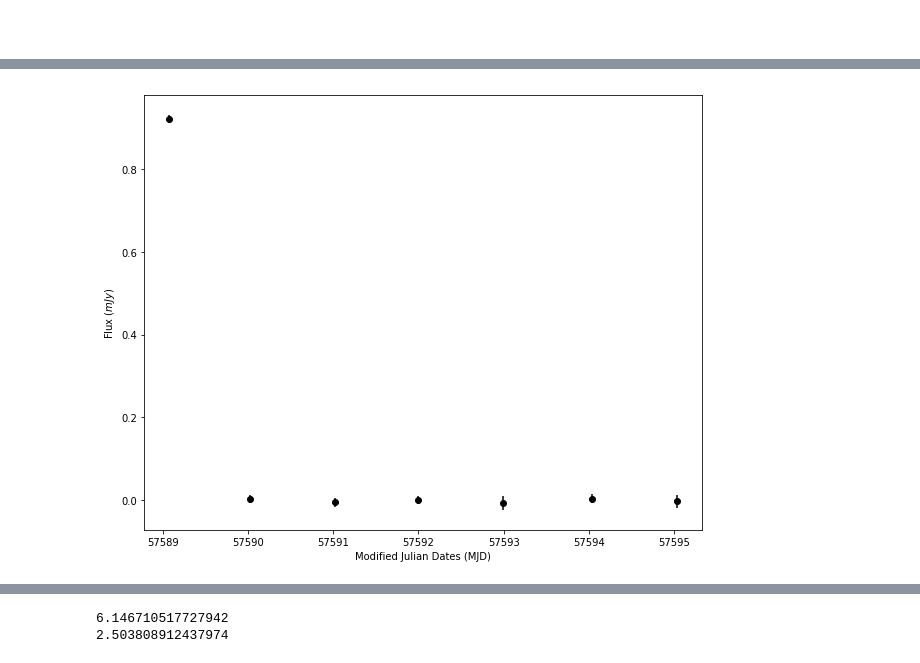
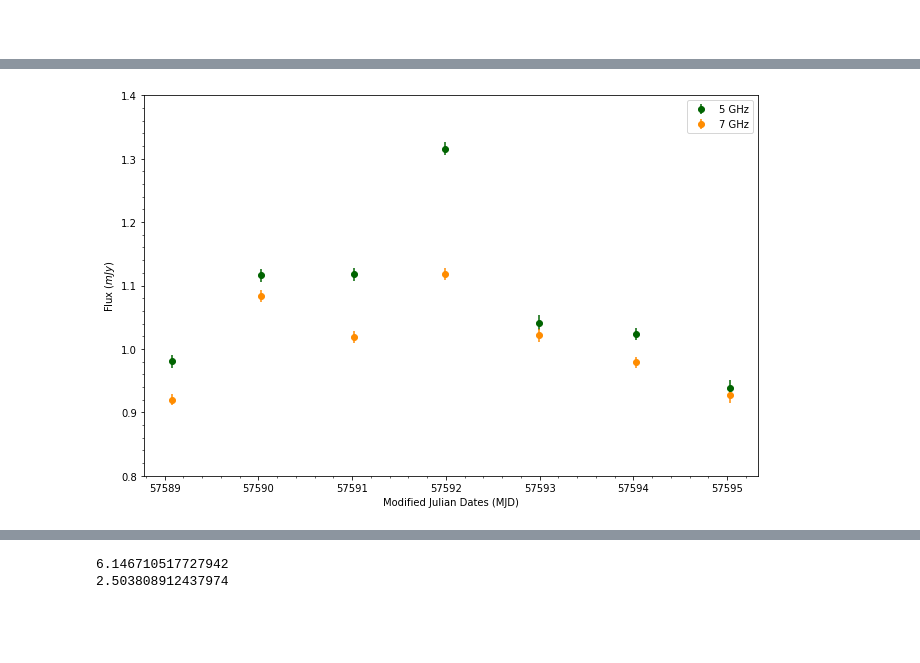
Before and after one commit to rvanlinge/radio_project, a Jupyter notebook: daily .ipynb, the cells around one changed output, grey strips where cells are left out. Saved outputs shown, nothing was run; the diff lists cells and outputs as text; code cells hidden in the pictures; blank space fills up the shorter version.

```diff
--- a/daily .ipynb
+++ b/daily .ipynb
@@ -41,0 +31,22 @@ dt
+# %%
+files = sorted(files)
+
+flux = []
+err = []
+mjd = []
+
+for i in files:
+    x = pd.read_table(i)
+    xx = binning(x,30)
+    flux.append(xx['re'])
+    err.append(xx['ure'])
+    mjd.append(xx['mjd'])
+
+
+flux = np.array(flux)
+err = np.array(err)
+mjd = np.array(mjd)
+
+flux = np.ndarray.flatten(flux)
+err = np.ndarray.flatten(err)
+mjd = np.ndarray.flatten(mjd)
@@ -115,18 +153,18 @@ for s in binningTime:
         print(epochNumber)
 
         # Making a plot of each epoch at the binning time
-        plt.figure(figsize=(10,8))
+        plt.figure(figsize=(11,7))
         plt.errorbar(ii['dtmin'],ii['re'],yerr=ii['ure'],linestyle='None',fmt='o',color='k')
         plt.xlabel('Time (minutes)')
         plt.ylabel('Flux ($mJy$)')
         plt.minorticks_on()
         plt.title('Epoch %s binned at %s seconds'%(epochNumber,s))
-        plt.ylim(0.6,2.0)
+        plt.ylim(ii['re'].min()-0.2,ii['re'].max()+0.2)
         plt.savefig('1314/plots/daily/%ssecs/e%s_%s.png'%(s,epochNumber,s),bbox_inches='tight')
         plt.close()
 
         # Making a plot of the spectral energy distribution
-        plt.figure(figsize=(10,8))
+        plt.figure(figsize=(11,7))
         plt.errorbar(jj['dtmin'],jj['re'],yerr=jj['ure'],linestyle='None',fmt='o',color='darkgreen',label='5 GHz')
         plt.errorbar(kk['dtmin'],kk['re'],yerr=kk['ure'],linestyle='None',fmt='o',color='darkorange',label='7 GHz')
         plt.xlabel('Time (minutes)')
@@ -434,9 +464,13 @@ high
 # %%
-plt.figure(figsize=(10,8))
-plt.errorbar(high['mjd'],high['re'],yerr=high['ure'],fmt='o',color='k',)
+plt.figure(figsize=(11,7))
+plt.errorbar(low['mjd'],low['re'],yerr=low['ure'],fmt='o',color='darkgreen',label='5 GHz')
+plt.errorbar(high['mjd'],high['re'],yerr=high['ure'],fmt='o',color='darkorange',label='7 GHz')
 plt.xlabel('Modified Julian Dates (MJD)')
+plt.legend(loc='best')
 plt.ylabel('Flux ($mJy$)')
-plt.savefig('plots/1314_daily_SED.png')
+plt.minorticks_on()
+plt.ylim(0.8,1.4)
+plt.savefig('plots/1314DailySed.png')
 plt.show()
 # %% [output]
-[figure, old version]
+[figure, new version]
```
Also changed, not shown: parts of 32 cells of this notebook, 14 other files.
